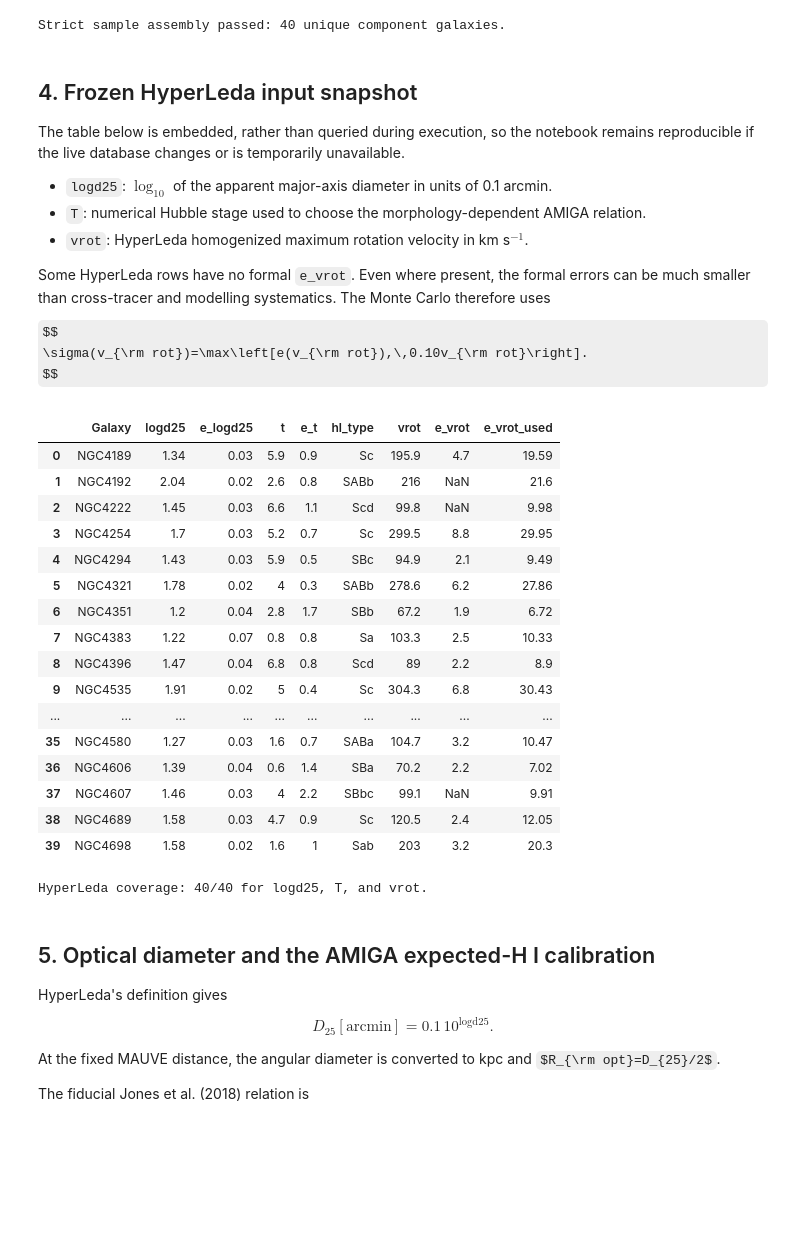
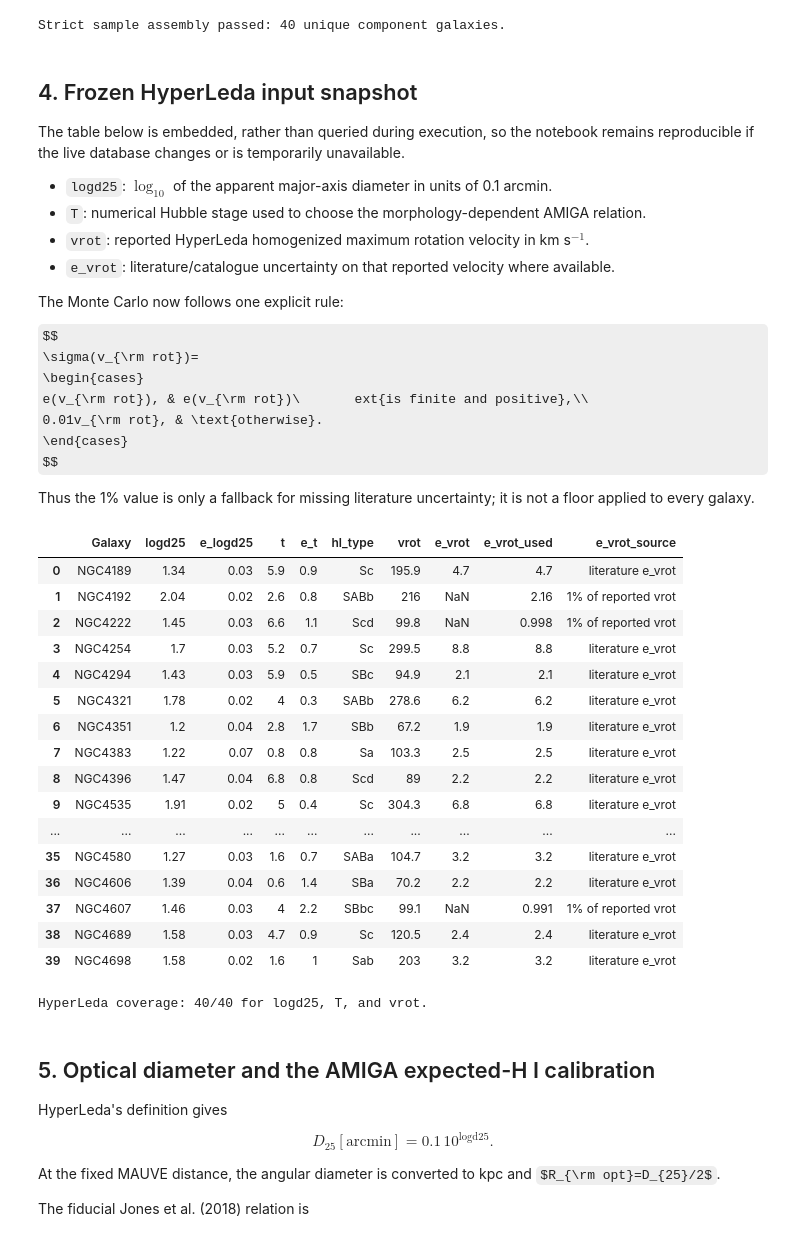
Before and after one commit to Rongjun-ANU/ICRAR-MAUVE, a Jupyter notebook: further/20260815_recompute_Koppen_criteria_MAUVE.ipynb, the cells around one changed output. Saved outputs shown, nothing was run; the diff lists cells and outputs as text; code cells hidden in the pictures; some formulas as TeX source; blank space fills up the shorter version.

```diff
--- a/further/20260815_recompute_Koppen_criteria_MAUVE.ipynb
+++ b/further/20260815_recompute_Koppen_criteria_MAUVE.ipynb
@@ -77,7 +77,7 @@ RNG_SEED = 20260815
 N_MC = 20_000
 DISTANCE_MPC = 16.5
 SIGMA_LOG_MHI_OBS_DEX = 0.10
-VROT_FRACTIONAL_FLOOR = 0.10
+VROT_FRACTIONAL_FALLBACK = 0.01
 SIGMA_LOG_PLOC_DEX = np.log10(2.0)
 
 # Köppen et al. disk parameters.
@@ -189,13 +189,20 @@ The table below is embedded, rather than queried during execution, so the notebo
 
 - `logd25`: $\log_{10}$ of the apparent major-axis diameter in units of 0.1 arcmin.
 - `T`: numerical Hubble stage used to choose the morphology-dependent AMIGA relation.
-- `vrot`: HyperLeda homogenized maximum rotation velocity in km s$^{-1}$.
+- `vrot`: reported HyperLeda homogenized maximum rotation velocity in km s$^{-1}$.
+- `e_vrot`: literature/catalogue uncertainty on that reported velocity where available.
 
-Some HyperLeda rows have no formal `e_vrot`. Even where present, the formal errors can be much smaller than cross-tracer and modelling systematics. The Monte Carlo therefore uses
+The Monte Carlo now follows one explicit rule:
 
 $$
-\sigma(v_{\rm rot})=\max\left[e(v_{\rm rot}),\,0.10v_{\rm rot}\right].
+\sigma(v_{\rm rot})=
+\begin{cases}
+e(v_{\rm rot}), & e(v_{\rm rot})\ 	ext{is finite and positive},\\
+0.01v_{\rm rot}, & \text{otherwise}.
+\end{cases}
 $$
+
+Thus the 1% value is only a fallback for missing literature uncertainty; it is not a floor applied to every galaxy.
 # %%
 HYPERLEDA_CSV = """Galaxy,logd25,e_logd25,t,e_t,vrot,e_vrot,hl_type
 NGC4189,1.34,0.03,5.9,0.9,195.9,4.7,Sc
@@ -223,54 +230,59 @@ NGC4694,1.30,0.04,-1.8,0.7,50.3,1.6,S0
 NGC4064,1.51,0.03,1.2,1.8,84.9,2.9,SBa
 NGC4216,1.89,0.01,3.0,0.5,244.8,,SABb
 NGC4293,1.79,0.03,0.3,0.8,125.9,4.4,S0-a
 NGC4380,1.52,0.03,2.4,0.9,144.7,3.7,SABa
 NGC4394,1.54,0.02,3.0,0.4,238.3,8.7,SBb
 NGC4405,1.18,0.06,0.3,1.1,75.8,2.9,S0-a
 NGC4419,1.59,0.04,1.2,0.9,100.4,2.6,Sa
 NGC4450,1.74,0.02,2.4,0.7,184.7,4.6,Sab
 IC3392,1.41,0.05,2.4,0.8,80.6,2.4,Sab
 NGC4457,1.45,0.03,0.3,1.1,101.3,3.2,S0-a
 NGC4548,1.74,0.03,3.1,0.5,177.6,4.8,Sb
 NGC4569,1.96,0.02,2.4,0.7,185.8,5.4,Sab
 NGC4579,1.70,0.02,2.8,0.6,249.5,7.3,Sb
 NGC4580,1.27,0.03,1.6,0.7,104.7,3.2,SABa
 NGC4606,1.39,0.04,0.6,1.4,70.2,2.2,SBa
 NGC4607,1.46,0.03,4.0,2.2,99.1,,SBbc
 NGC4689,1.58,0.03,4.7,0.9,120.5,2.4,Sc
 NGC4698,1.58,0.02,1.6,1.0,203.0,3.2,Sab
 """
 
 hyperleda = pd.read_csv(StringIO(HYPERLEDA_CSV))
 assert len(hyperleda) == 40 and hyperleda["Galaxy"].is_unique
 assert set(sample["Galaxy"]) == set(hyperleda["Galaxy"]), "HyperLeda snapshot/sample mismatch"
 
 sample = sample.merge(hyperleda, on="Galaxy", how="left", validate="one_to_one")
-sample["e_vrot_used"] = np.maximum(
-    sample["e_vrot"].fillna(0.0),
-    VROT_FRACTIONAL_FLOOR * sample["vrot"],
+has_literature_evrot = np.isfinite(sample["e_vrot"]) & (sample["e_vrot"] > 0)
+sample["e_vrot_used"] = np.where(
+    has_literature_evrot,
+    sample["e_vrot"],
+    VROT_FRACTIONAL_FALLBACK * sample["vrot"],
+)
+sample["e_vrot_source"] = np.where(
+    has_literature_evrot, "literature e_vrot", "1% of reported vrot",
 )
 
 assert sample[["logd25", "e_logd25", "t", "e_t", "vrot"]].notna().all().all()
-display(sample[["Galaxy", "logd25", "e_logd25", "t", "e_t", "hl_type", "vrot", "e_vrot", "e_vrot_used"]])
+display(sample[["Galaxy", "logd25", "e_logd25", "t", "e_t", "hl_type", "vrot", "e_vrot", "e_vrot_used", "e_vrot_source"]])
 print("HyperLeda coverage: 40/40 for logd25, T, and vrot.")
 # %% [output]
-|  | Galaxy | logd25 | e_logd25 | t | e_t | hl_type | vrot | e_vrot | e_vrot_used |
-| 0 | NGC4189 | 1.34 | 0.03 | 5.9 | 0.9 | Sc | 195.9 | 4.7 | 19.59 |
-| 1 | NGC4192 | 2.04 | 0.02 | 2.6 | 0.8 | SABb | 216 | NaN | 21.6 |
-| 2 | NGC4222 | 1.45 | 0.03 | 6.6 | 1.1 | Scd | 99.8 | NaN | 9.98 |
-| 3 | NGC4254 | 1.7 | 0.03 | 5.2 | 0.7 | Sc | 299.5 | 8.8 | 29.95 |
-| 4 | NGC4294 | 1.43 | 0.03 | 5.9 | 0.5 | SBc | 94.9 | 2.1 | 9.49 |
-| 5 | NGC4321 | 1.78 | 0.02 | 4 | 0.3 | SABb | 278.6 | 6.2 | 27.86 |
-| 6 | NGC4351 | 1.2 | 0.04 | 2.8 | 1.7 | SBb | 67.2 | 1.9 | 6.72 |
-| 7 | NGC4383 | 1.22 | 0.07 | 0.8 | 0.8 | Sa | 103.3 | 2.5 | 10.33 |
-| 8 | NGC4396 | 1.47 | 0.04 | 6.8 | 0.8 | Scd | 89 | 2.2 | 8.9 |
-| 9 | NGC4535 | 1.91 | 0.02 | 5 | 0.4 | Sc | 304.3 | 6.8 | 30.43 |
-| ... | ... | ... | ... | ... | ... | ... | ... | ... | ... |
-| 35 | NGC4580 | 1.27 | 0.03 | 1.6 | 0.7 | SABa | 104.7 | 3.2 | 10.47 |
-| 36 | NGC4606 | 1.39 | 0.04 | 0.6 | 1.4 | SBa | 70.2 | 2.2 | 7.02 |
-| 37 | NGC4607 | 1.46 | 0.03 | 4 | 2.2 | SBbc | 99.1 | NaN | 9.91 |
-| 38 | NGC4689 | 1.58 | 0.03 | 4.7 | 0.9 | Sc | 120.5 | 2.4 | 12.05 |
-| 39 | NGC4698 | 1.58 | 0.02 | 1.6 | 1 | Sab | 203 | 3.2 | 20.3 |
+|  | Galaxy | logd25 | e_logd25 | t | e_t | hl_type | vrot | e_vrot | e_vrot_used | e_vrot_source |
+| 0 | NGC4189 | 1.34 | 0.03 | 5.9 | 0.9 | Sc | 195.9 | 4.7 | 4.7 | literature e_vrot |
+| 1 | NGC4192 | 2.04 | 0.02 | 2.6 | 0.8 | SABb | 216 | NaN | 2.16 | 1% of reported vrot |
+| 2 | NGC4222 | 1.45 | 0.03 | 6.6 | 1.1 | Scd | 99.8 | NaN | 0.998 | 1% of reported vrot |
+| 3 | NGC4254 | 1.7 | 0.03 | 5.2 | 0.7 | Sc | 299.5 | 8.8 | 8.8 | literature e_vrot |
+| 4 | NGC4294 | 1.43 | 0.03 | 5.9 | 0.5 | SBc | 94.9 | 2.1 | 2.1 | literature e_vrot |
+| 5 | NGC4321 | 1.78 | 0.02 | 4 | 0.3 | SABb | 278.6 | 6.2 | 6.2 | literature e_vrot |
+| 6 | NGC4351 | 1.2 | 0.04 | 2.8 | 1.7 | SBb | 67.2 | 1.9 | 1.9 | literature e_vrot |
+| 7 | NGC4383 | 1.22 | 0.07 | 0.8 | 0.8 | Sa | 103.3 | 2.5 | 2.5 | literature e_vrot |
+| 8 | NGC4396 | 1.47 | 0.04 | 6.8 | 0.8 | Scd | 89 | 2.2 | 2.2 | literature e_vrot |
+| 9 | NGC4535 | 1.91 | 0.02 | 5 | 0.4 | Sc | 304.3 | 6.8 | 6.8 | literature e_vrot |
+| ... | ... | ... | ... | ... | ... | ... | ... | ... | ... | ... |
+| 35 | NGC4580 | 1.27 | 0.03 | 1.6 | 0.7 | SABa | 104.7 | 3.2 | 3.2 | literature e_vrot |
+| 36 | NGC4606 | 1.39 | 0.04 | 0.6 | 1.4 | SBa | 70.2 | 2.2 | 2.2 | literature e_vrot |
+| 37 | NGC4607 | 1.46 | 0.03 | 4 | 2.2 | SBbc | 99.1 | NaN | 0.991 | 1% of reported vrot |
+| 38 | NGC4689 | 1.58 | 0.03 | 4.7 | 0.9 | Sc | 120.5 | 2.4 | 2.4 | literature e_vrot |
+| 39 | NGC4698 | 1.58 | 0.02 | 1.6 | 1 | Sab | 203 | 3.2 | 3.2 | literature e_vrot |
 HyperLeda coverage: 40/40 for logd25, T, and vrot.
 # %% [markdown]
 ## 5. Optical diameter and the AMIGA expected-H I calibration
```
Also changed, not shown: parts of 11 cells of this notebook, 5 other files.
